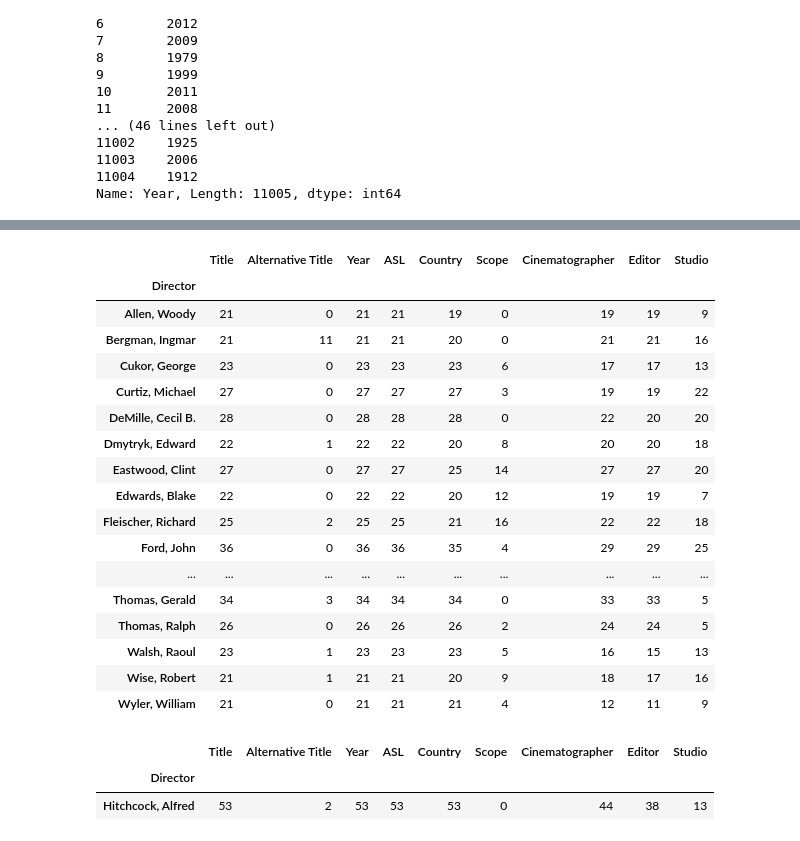
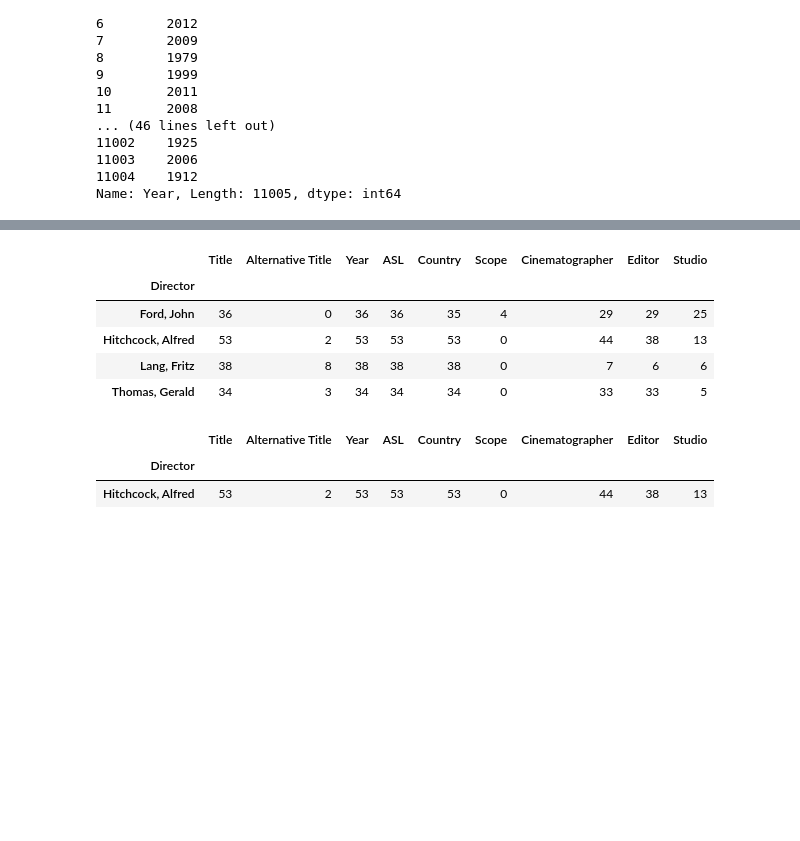
Before and after one commit to yasolix/cinevis, a Jupyter notebook: mediaeval/Cinemetrics-notebook-Barry Salt's Database.ipynb, the cells around one changed output, grey strips where cells are left out. Drawn from its saved outputs; the diff is of its cells as text; code cells hidden in the pictures; blank space fills up the shorter version.

```diff
--- a/mediaeval/Cinemetrics-notebook-Barry Salt's Database.ipynb
+++ b/mediaeval/Cinemetrics-notebook-Barry Salt's Database.ipynb
@@ -249,24 +261,12 @@ directorwork.Title.plot()
 # %%
-directorwork[ directorwork.Title > 20]
+directorwork[ directorwork.Title > 30]
 # %% [output]
 |  | Title | Alternative Title | Year | ASL | Country | Scope | Cinematographer | Editor | Studio |
 | Director |  |  |  |  |  |  |  |  |  |
-| Allen, Woody | 21 | 0 | 21 | 21 | 19 | 0 | 19 | 19 | 9 |
-| Bergman, Ingmar | 21 | 11 | 21 | 21 | 20 | 0 | 21 | 21 | 16 |
-| Cukor, George | 23 | 0 | 23 | 23 | 23 | 6 | 17 | 17 | 13 |
-| Curtiz, Michael | 27 | 0 | 27 | 27 | 27 | 3 | 19 | 19 | 22 |
-| DeMille, Cecil B. | 28 | 0 | 28 | 28 | 28 | 0 | 22 | 20 | 20 |
-| Dmytryk, Edward | 22 | 1 | 22 | 22 | 20 | 8 | 20 | 20 | 18 |
-| Eastwood, Clint | 27 | 0 | 27 | 27 | 25 | 14 | 27 | 27 | 20 |
-| Edwards, Blake | 22 | 0 | 22 | 22 | 20 | 12 | 19 | 19 | 7 |
-| Fleischer, Richard | 25 | 2 | 25 | 25 | 21 | 16 | 22 | 22 | 18 |
 | Ford, John | 36 | 0 | 36 | 36 | 35 | 4 | 29 | 29 | 25 |
-| ... | ... | ... | ... | ... | ... | ... | ... | ... | ... |
+| Hitchcock, Alfred | 53 | 2 | 53 | 53 | 53 | 0 | 44 | 38 | 13 |
+| Lang, Fritz | 38 | 8 | 38 | 38 | 38 | 0 | 7 | 6 | 6 |
 | Thomas, Gerald | 34 | 3 | 34 | 34 | 34 | 0 | 33 | 33 | 5 |
-| Thomas, Ralph | 26 | 0 | 26 | 26 | 26 | 2 | 24 | 24 | 5 |
-| Walsh, Raoul | 23 | 1 | 23 | 23 | 23 | 5 | 16 | 15 | 13 |
-| Wise, Robert | 21 | 1 | 21 | 21 | 20 | 9 | 18 | 17 | 16 |
-| Wyler, William | 21 | 0 | 21 | 21 | 21 | 4 | 12 | 11 | 9 |
 # %%
 directorwork[ directorwork.Title == 53]
 # %% [output]
```
Also changed, not shown: parts of 10 cells of this notebook, 4 other files.
